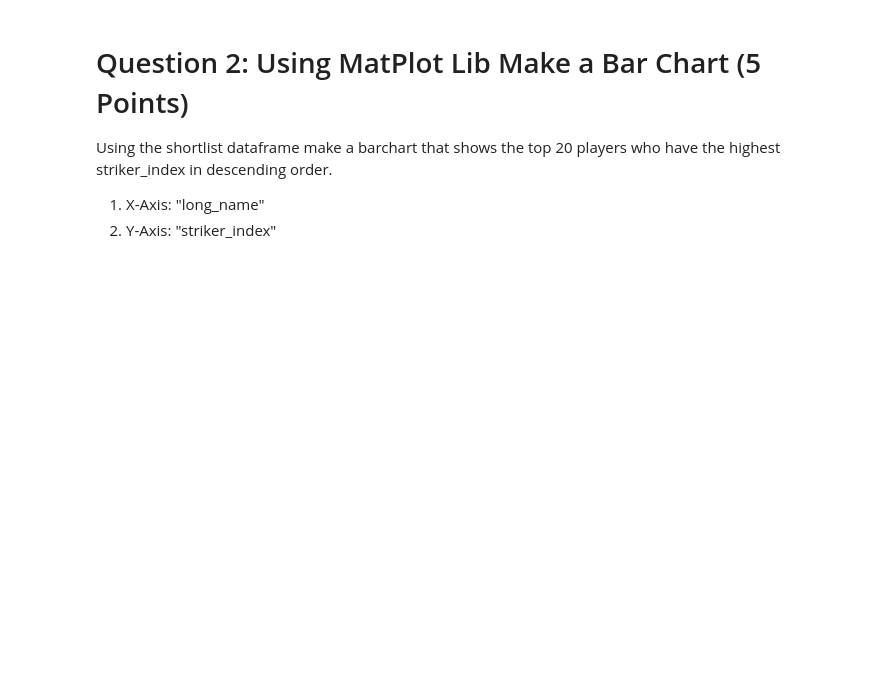
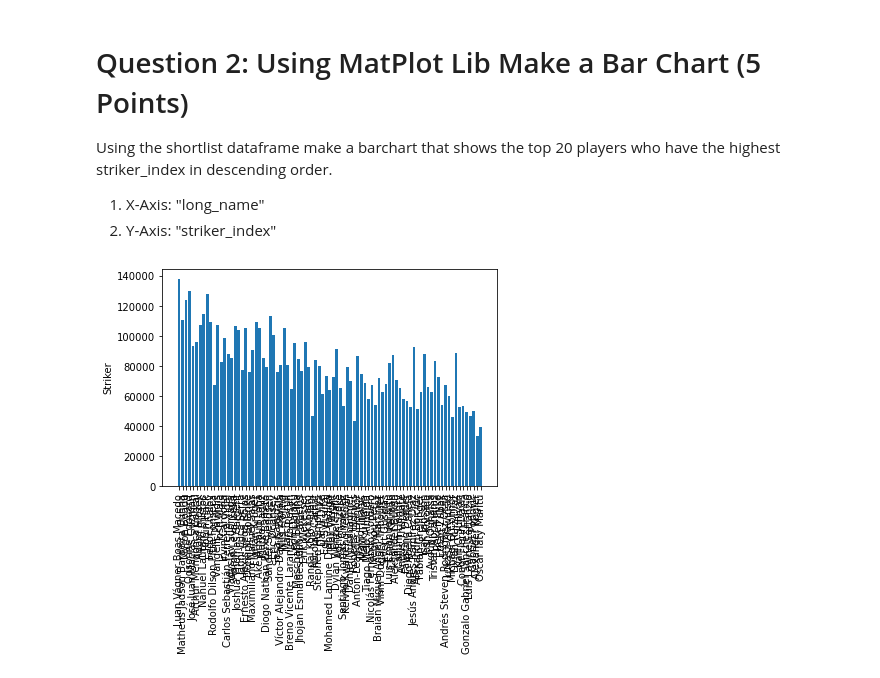
Before and after one commit to VSC07/viva, a Jupyter notebook: Viva Base File.ipynb, the cells around one changed output. Drawn from its saved outputs; the diff is of its cells as text; code cells hidden in the pictures; blank space fills up the shorter version.

```diff
--- a/Viva Base File.ipynb
+++ b/Viva Base File.ipynb
@@ -131,0 +134,11 @@ Using the shortlist dataframe make a barchart that shows the top 20 players who
+# %%
+fig, ax = plt.subplots()
+
+ax.bar(short_list_df["long_name"], short_list_df["striker_index"])
+
+ax.set_xticklabels(short_list_df["long_name"], rotation=90)
+ax.set_ylabel("Striker")
+
+plt.show()
+# %% [output]
+[figure, added]
```
Also changed, not shown: parts of 1 cell of this notebook.
